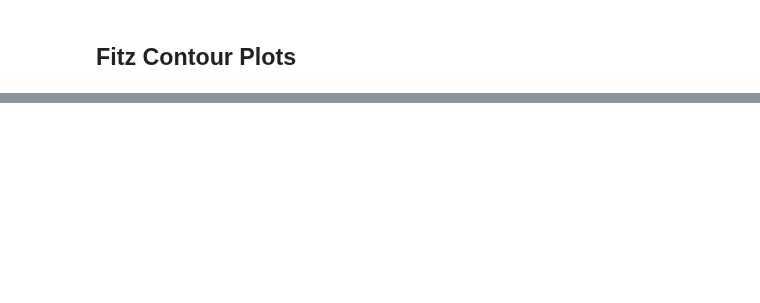
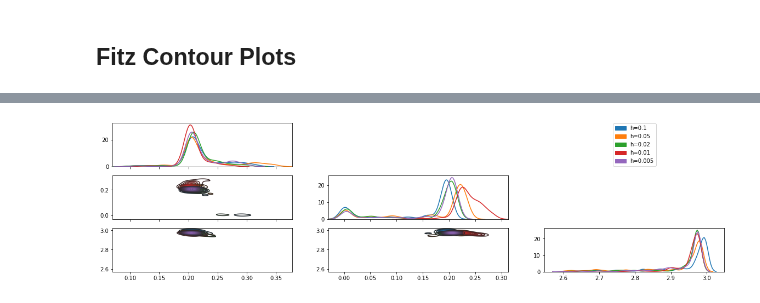
Before and after one commit to mlysy/rodeo-legacy, a Jupyter notebook: cython/KalmanODE.ipynb, the cells around one changed output, grey strips where cells are left out. Drawn from its saved outputs; the diff is of its cells as text; code cells hidden in the pictures; blank space fills up the shorter version.

```diff
--- a/cython/KalmanODE.ipynb
+++ b/cython/KalmanODE.ipynb
@@ -406,9 +481,3 @@ h = np.array([.1, .05, .02, .01, .005])
 n_h = len(h)
 h_steps = 40/h # Step size
 h_steps = h_steps.astype(int)
-fitz_theta = np.zeros((n_h, n_samples, n_theta))
-for i in range(n_h):
-    Y_t, X_t = fitz.simulate(tmin, tmax, n_eval, x0, theta_true, tau, sigma, w_mat, gamma)
-    Theta = fitz.mwg(n_samples, Y_t[:, [0,3]], tmin, tmax, n_eval, w_mat, x0, theta0,
-                     theta_true, theta_sd, gamma, tau, sigma, rwsd)
-    fitz_theta[i] = Theta
@@ -432,0 +484,16 @@ plt.show()
+# %%
+fitz_theta = np.zeros((n_h, n_samples, n_theta))
+Y_t, X_t = fitz.simulate(tmin, tmax, n_eval, x0, theta_true, tau, sigma, w_mat, gamma)
+for i in range(n_h):
+    Theta = fitz.mwg(n_samples, Y_t[:, [0,3]], tmin, tmax, h_steps[i]-1, w_mat, x0, theta0,
+                     theta_true, theta_sd, gamma, tau, sigma, rwsd)
+    fitz_theta[i] = Theta
+# %%
+fitz_det_theta = np.zeros((n_h, n_samples, n_theta))
+tseq = np.linspace(tmin, tmax, n_eval+1)
+X_t = odeint(fitz0, [-1, 1], tseq, args=(theta_true,))
+Y_t = X_t + gamma*np.random.randn() # include noise
+for i in range(n_h):
+    Theta_det = fitz.mwg_det(n_samples, Y_t, tmin, tmax, h_steps[i]-1, w_mat, x0[0], theta0,
+                     theta_true, theta_sd, gamma, tau, sigma, rwsd)
+    fitz_det_theta[i] = Theta_det
@@ -432,0 +502,4 @@ plt.show()
+# %%
+theta_plot(fitz_det_theta, .01)
+# %% [output]
+[figure, added]
```
Also changed, not shown: parts of 11 cells of this notebook, 1 other file.
